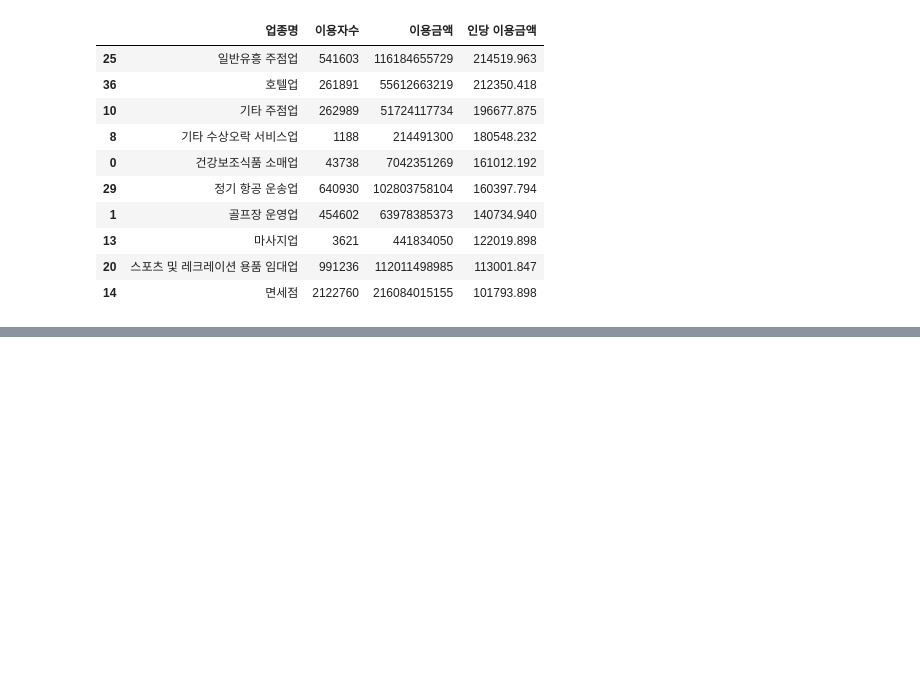
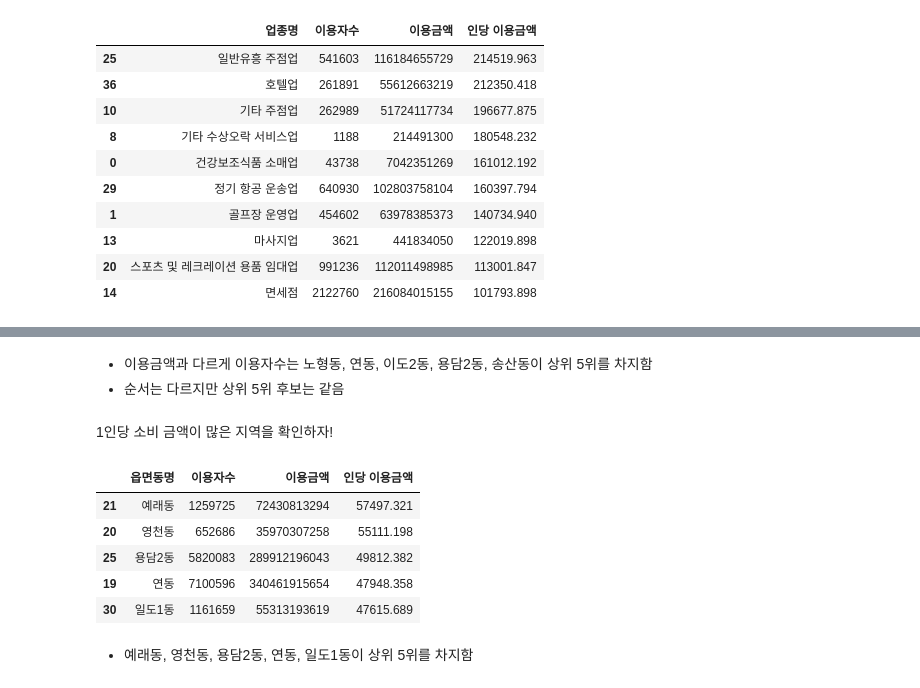
Before and after one commit to chltmddn5843/DataStudy, a Jupyter notebook: Juyoung/Codeit_Project/Codeit:project2.ipynb, the cells around one changed output, grey strips where cells are left out. Drawn from its saved outputs; the diff is of its cells as text; code cells hidden in the pictures; blank space fills up the shorter version.

```diff
--- a/Juyoung/Codeit_Project/Codeit:project2.ipynb
+++ b/Juyoung/Codeit_Project/Codeit:project2.ipynb
@@ -359,0 +402,17 @@ plt.show()
+# %% [markdown]
+- 이용금액과 다르게 이용자수는 노형동, 연동, 이도2동, 용담2동, 송산동이 상위 5위를 차지함
+- 순서는 다르지만 상위 5위 후보는 같음
+# %% [markdown]
+1인당 소비 금액이 많은 지역을 확인하자!
+# %%
+usebyreg['인당 이용금액'] = usebyreg['이용금액'] / usebyreg['이용자수']
+usebyreg.sort_values(by='인당 이용금액', ascending = False).head()
+# %% [output]
+|  | 읍면동명 | 이용자수 | 이용금액 | 인당 이용금액 |
+| 21 | 예래동 | 1259725 | 72430813294 | 57497.321 |
+| 20 | 영천동 | 652686 | 35970307258 | 55111.198 |
+| 25 | 용담2동 | 5820083 | 289912196043 | 49812.382 |
+| 19 | 연동 | 7100596 | 340461915654 | 47948.358 |
+| 30 | 일도1동 | 1161659 | 55313193619 | 47615.689 |
+# %% [markdown]
+- 예래동, 영천동, 용담2동, 연동, 일도1동이 상위 5위를 차지함
```
Also changed, not shown: parts of 7 cells of this notebook.
